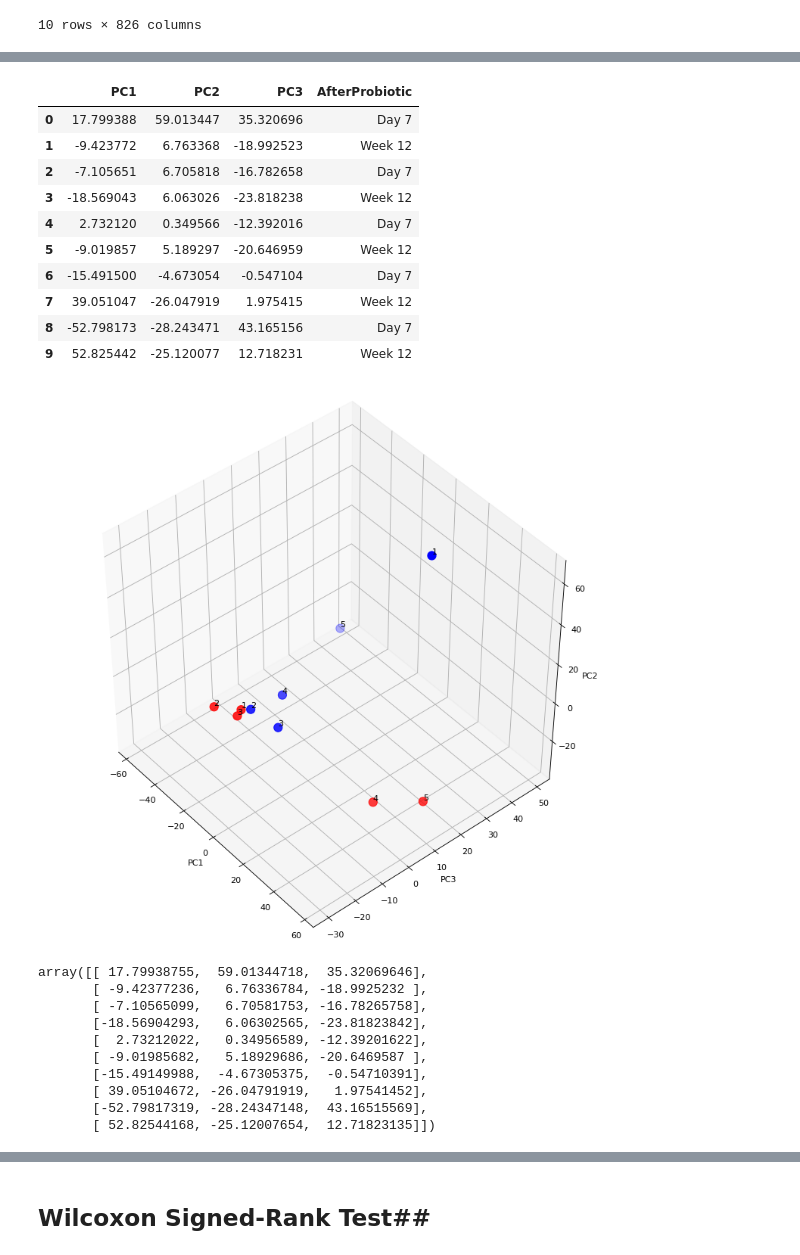
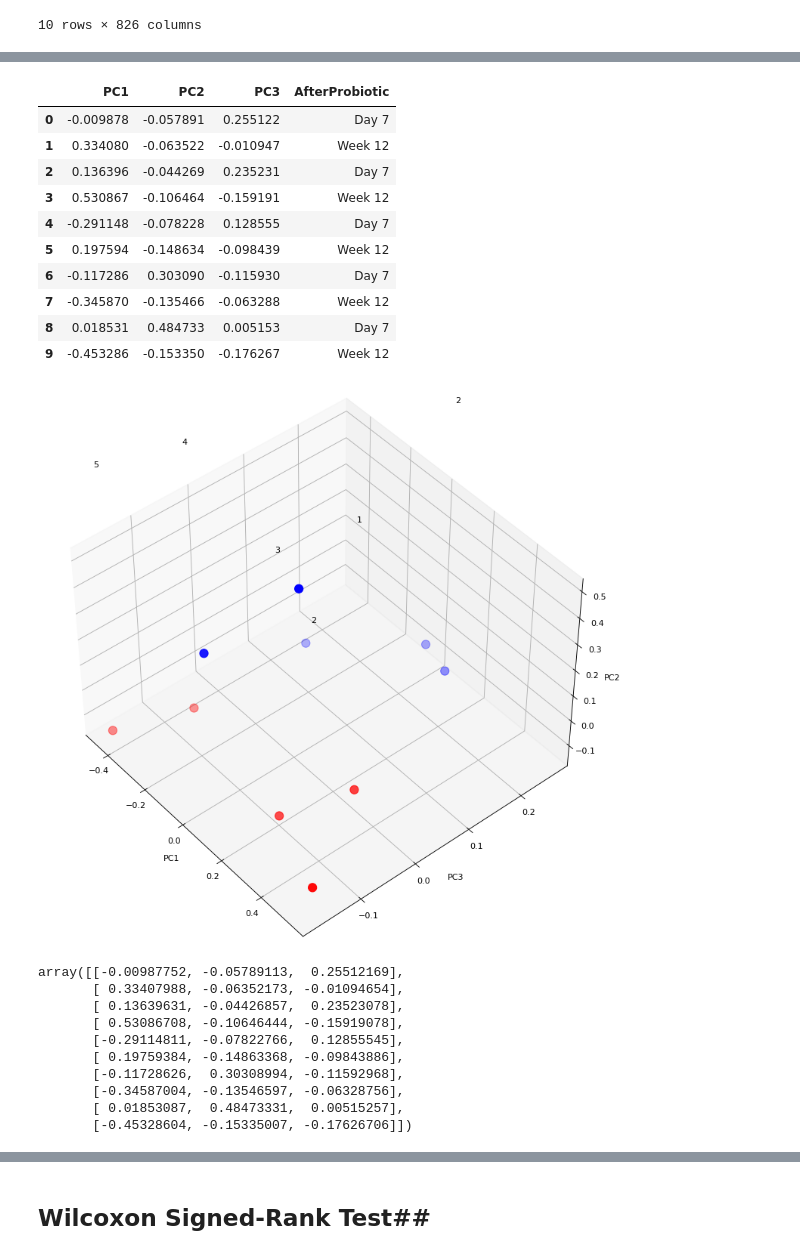
Before and after one commit to danielchang2002/FecalMetabolomics, a Jupyter notebook: FecalMetabolomics2.ipynb, the cells around one changed output, grey strips where cells are left out. Drawn from its saved outputs; the diff is of its cells as text; code cells hidden in the pictures.

Commit message:
Added separate notebook for data cleaning

```diff
--- a/FecalMetabolomics2.ipynb
+++ b/FecalMetabolomics2.ipynb
@@ -87,0 +88,3 @@ cleaned2
+# %%
+df = pd.read_csv('output/data.csv').iloc[:, :-2]
+df
@@ -89,71 +105,71 @@ cleaned2
 from sklearn.decomposition import PCA
 
 pca = PCA(n_components=3, random_state=42)
-components = pca.fit_transform(cleaned.iloc[:, 1:])
+components = pca.fit_transform(df.iloc[:, 1:])
 pcaDF = pd.DataFrame(data = components
              , columns = ['PC1', 'PC2', 'PC3'])
-pcaDFPlot = pd.concat([pcaDF, cleaned['AfterProbiotic'].map({True : "Week 12", False : "Day 7"})], axis=1)
+pcaDFPlot = pd.concat([pcaDF, df['AfterProbiotic'].map({True : "Week 12", False : "Day 7"})], axis=1)
 pcaDFPlot
 # %% [output]
 |  | PC1 | PC2 | PC3 | AfterProbiotic |
-| 0 | 17.799388 | 59.013447 | 35.320696 | Day 7 |
-| 1 | -9.423772 | 6.763368 | -18.992523 | Week 12 |
-| 2 | -7.105651 | 6.705818 | -16.782658 | Day 7 |
-| 3 | -18.569043 | 6.063026 | -23.818238 | Week 12 |
-| 4 | 2.732120 | 0.349566 | -12.392016 | Day 7 |
-| 5 | -9.019857 | 5.189297 | -20.646959 | Week 12 |
-| 6 | -15.491500 | -4.673054 | -0.547104 | Day 7 |
-| 7 | 39.051047 | -26.047919 | 1.975415 | Week 12 |
-| 8 | -52.798173 | -28.243471 | 43.165156 | Day 7 |
-| 9 | 52.825442 | -25.120077 | 12.718231 | Week 12 |
+| 0 | -0.009878 | -0.057891 | 0.255122 | Day 7 |
+| 1 | 0.334080 | -0.063522 | -0.010947 | Week 12 |
+| 2 | 0.136396 | -0.044269 | 0.235231 | Day 7 |
+| 3 | 0.530867 | -0.106464 | -0.159191 | Week 12 |
+| 4 | -0.291148 | -0.078228 | 0.128555 | Day 7 |
+| 5 | 0.197594 | -0.148634 | -0.098439 | Week 12 |
+| 6 | -0.117286 | 0.303090 | -0.115930 | Day 7 |
+| 7 | -0.345870 | -0.135466 | -0.063288 | Week 12 |
+| 8 | 0.018531 | 0.484733 | 0.005153 | Day 7 |
+| 9 | -0.453286 | -0.153350 | -0.176267 | Week 12 |
 # %%
 import matplotlib.pyplot as plt
-% matplotlib inline
+%matplotlib inline
 import numpy as np
 import pylab
 
 fig = plt.figure(figsize=(12, 12), dpi=80)
 ax = fig.add_subplot(projection='3d')
 
 
-col = np.where(cleaned['AfterProbiotic'],'r', 'b')
+col = np.where(df['AfterProbiotic'],'r', 'b')
 ax.scatter(xs=pcaDF['PC1'], ys=pcaDF['PC3'], zs=pcaDF['PC2'], c=col, s=100)
 
 ax.set_xlabel('PC1')
 ax.set_ylabel('PC3')
 ax.set_zlabel('PC2')
-ax.set_zlim(min(pcaDF['PC2']) - 10, max(pcaDF['PC2']) + 10)
-ax.set_xlim(min(pcaDF['PC1']) - 10, max(pcaDF['PC1']) + 10)
-ax.set_ylim(min(pcaDF['PC3']) - 10, max(pcaDF['PC3']) + 10)
+ax.set_zlim(min(pcaDF['PC2']) * 1.1, max(pcaDF['PC2']) * 1.1)
+ax.set_xlim(min(pcaDF['PC1']) * 1.1, max(pcaDF['PC1']) * 1.1)
+ax.set_ylim(min(pcaDF['PC3']) * 1.1, max(pcaDF['PC3']) * 1.1)
 
 # set view angle
 ax.view_init(elev=45., azim=320)
 
 
 # label samples
 
 xs=pcaDF['PC1']
 ys=pcaDF['PC3']
 zs=pcaDF['PC2']
 
 for i in range(10):
     label = i // 2 + 1
     ax.text(xs[i], ys[i], zs[i] + 1, label)
 # %% [output]
-[figure, old version]
+[figure, new version]
 # %%
 components
 # %% [output]
-array([[ 17.79938755,  59.01344718,  35.32069646],
-       [ -9.42377236,   6.76336784, -18.9925232 ],
-       [ -7.10565099,   6.70581753, -16.78265758],
-       [-18.56904293,   6.06302565, -23.81823842],
-       [  2.73212022,   0.34956589, -12.39201622],
-       [ -9.01985682,   5.18929686, -20.6469587 ],
-       [-15.49149988,  -4.67305375,  -0.54710391],
-       [ 39.05104672, -26.04791919,   1.97541452],
-       [-52.79817319, -28.24347148,  43.16515569],
-       [ 52.82544168, -25.12007654,  12.71823135]])
+array([[-0.00987752, -0.05789113,  0.25512169],
+       [ 0.33407988, -0.06352173, -0.01094654],
+       [ 0.13639631, -0.04426857,  0.23523078],
+       [ 0.53086708, -0.10646444, -0.15919078],
+       [-0.29114811, -0.07822766,  0.12855545],
+       [ 0.19759384, -0.14863368, -0.09843886],
+       [-0.11728626,  0.30308994, -0.11592968],
+       [-0.34587004, -0.13546597, -0.06328756],
+       [ 0.01853087,  0.48473331,  0.00515257],
+       [-0.45328604, -0.15335007, -0.17626706]])
 # %%
 plt.figure(figsize=(12,12))
 plt.scatter(components[:,0],components[:,1],c=col, s=100)
```
Also changed, not shown: parts of 3 cells of this notebook, 4 other files.
